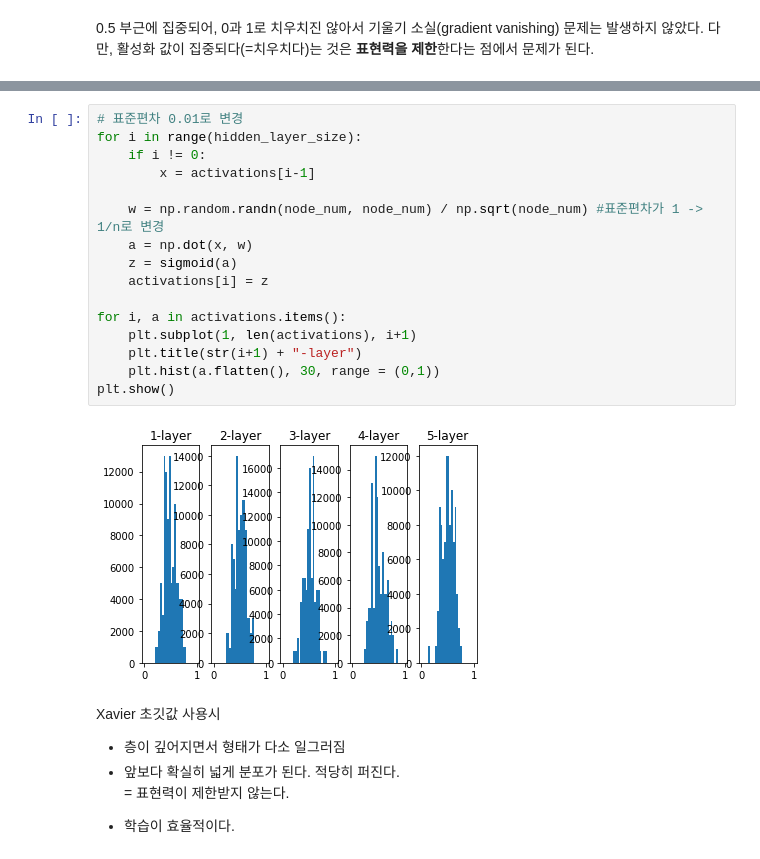
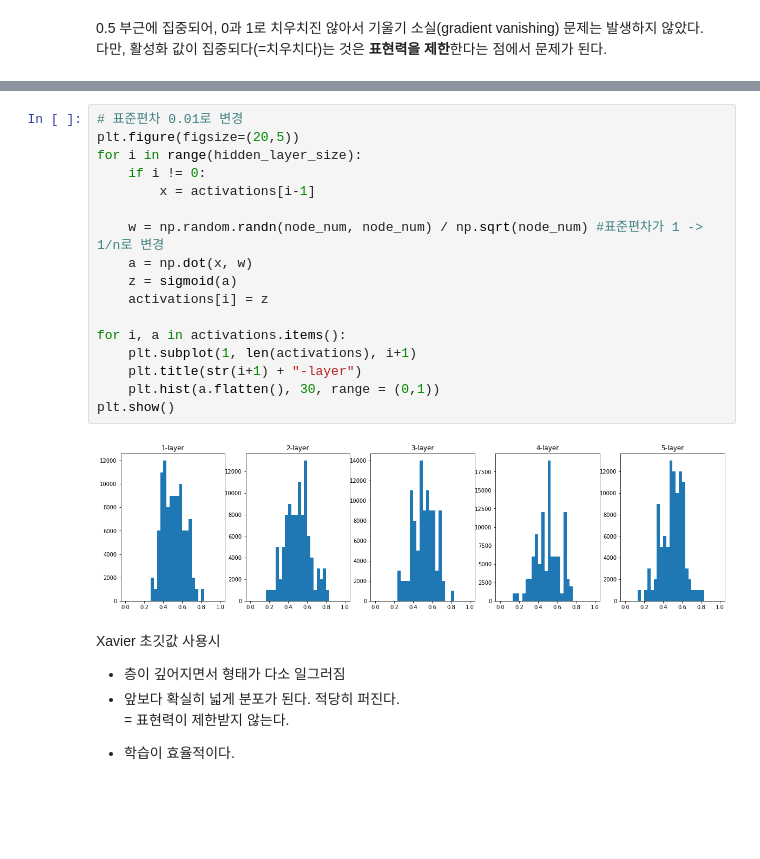
Before and after one commit to kkole3897/Deep_Learning_From_Scratch1, a Jupyter notebook: 강호현/Chapter6.ipynb, the cells around one changed output, grey strips where cells are left out. Saved outputs shown, nothing was run; the diff lists cells and outputs as text; blank space fills up the shorter version.

```diff
--- a/강호현/Chapter6.ipynb
+++ b/강호현/Chapter6.ipynb
@@ -360,22 +252,23 @@ plt.show()
 ![img](./deep_learning_images/fig_6-12.png)
 # %%
 # 표준편차 0.01로 변경
+plt.figure(figsize=(20,5))
 for i in range(hidden_layer_size):
     if i != 0:
         x = activations[i-1]
 
     w = np.random.randn(node_num, node_num) / np.sqrt(node_num) #표준편차가 1 -> 1/n로 변경
     a = np.dot(x, w)
     z = sigmoid(a)
     activations[i] = z
 
 for i, a in activations.items():
     plt.subplot(1, len(activations), i+1)
     plt.title(str(i+1) + "-layer")
     plt.hist(a.flatten(), 30, range = (0,1))
 plt.show()
 # %% [output]
-[figure, old version]
+[figure, new version]
 # %% [markdown]
 Xavier 초깃값 사용시
 * 층이 깊어지면서 형태가 다소 일그러짐
```
Also changed, not shown: parts of 13 cells of this notebook, 1 other file.
